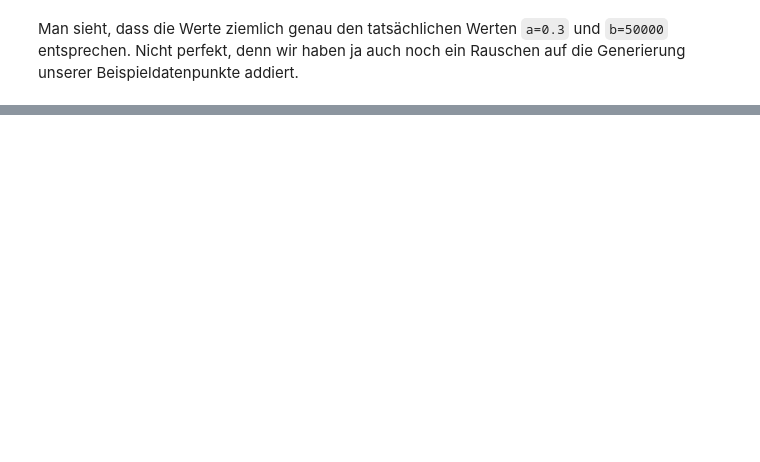
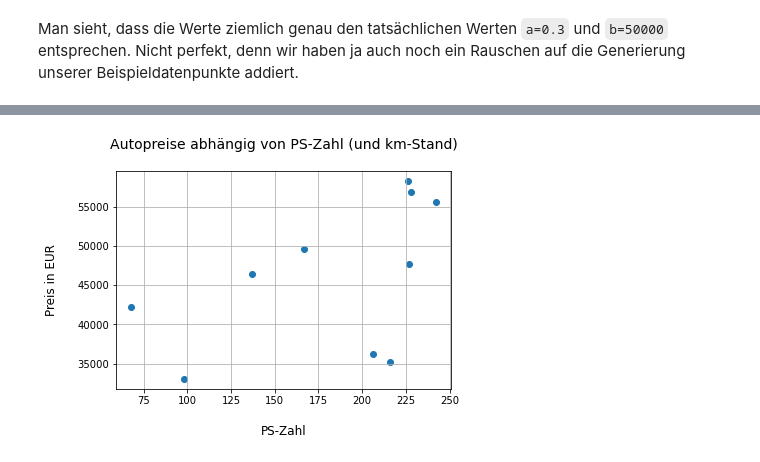
Before and after one commit to juebrauer/book_einstieg_in_ml_mit_scikit-learn, a Jupyter notebook: 04_lineare_regression.ipynb, the cells around one changed output, grey strips where cells are left out. Drawn from its saved outputs; the diff is of its cells as text; code cells hidden in the pictures; blank space fills up the shorter version.

```diff
--- a/04_lineare_regression.ipynb
+++ b/04_lineare_regression.ipynb
@@ -89,0 +151,22 @@ Man sieht, dass die Werte ziemlich genau den tatsächlichen Werten `a=0.3` und `
+# %%
+nr_bsp = 10
+
+autos_km_staende = np.random.randint( low=0,  high=100000, size=(nr_bsp,) )
+autos_ps_zahlen  = np.random.randint( low=50, high=250, size=(nr_bsp,) )
+
+a1 = -0.3
+a2 = 50.0
+b = 50000
+rauschen = np.random.normal(loc=0, scale=1000.0, size=nr_bsp)
+autos_preise = b + a1 * autos_km_staende + a2 * autos_ps_zahlen + rauschen
+# %%
+from matplotlib import pyplot as plt
+
+plt.scatter(autos_ps_zahlen, autos_preise)
+plt.title("Autopreise abhängig von PS-Zahl (und km-Stand)\n", fontsize=14)
+plt.xlabel("\nPS-Zahl", fontsize=12)
+plt.ylabel("Preis in EUR\n", fontsize=12)
+plt.grid()
+plt.show()
+# %% [output]
+[figure, added]
```
Also changed, not shown: parts of 64 cells of this notebook.
